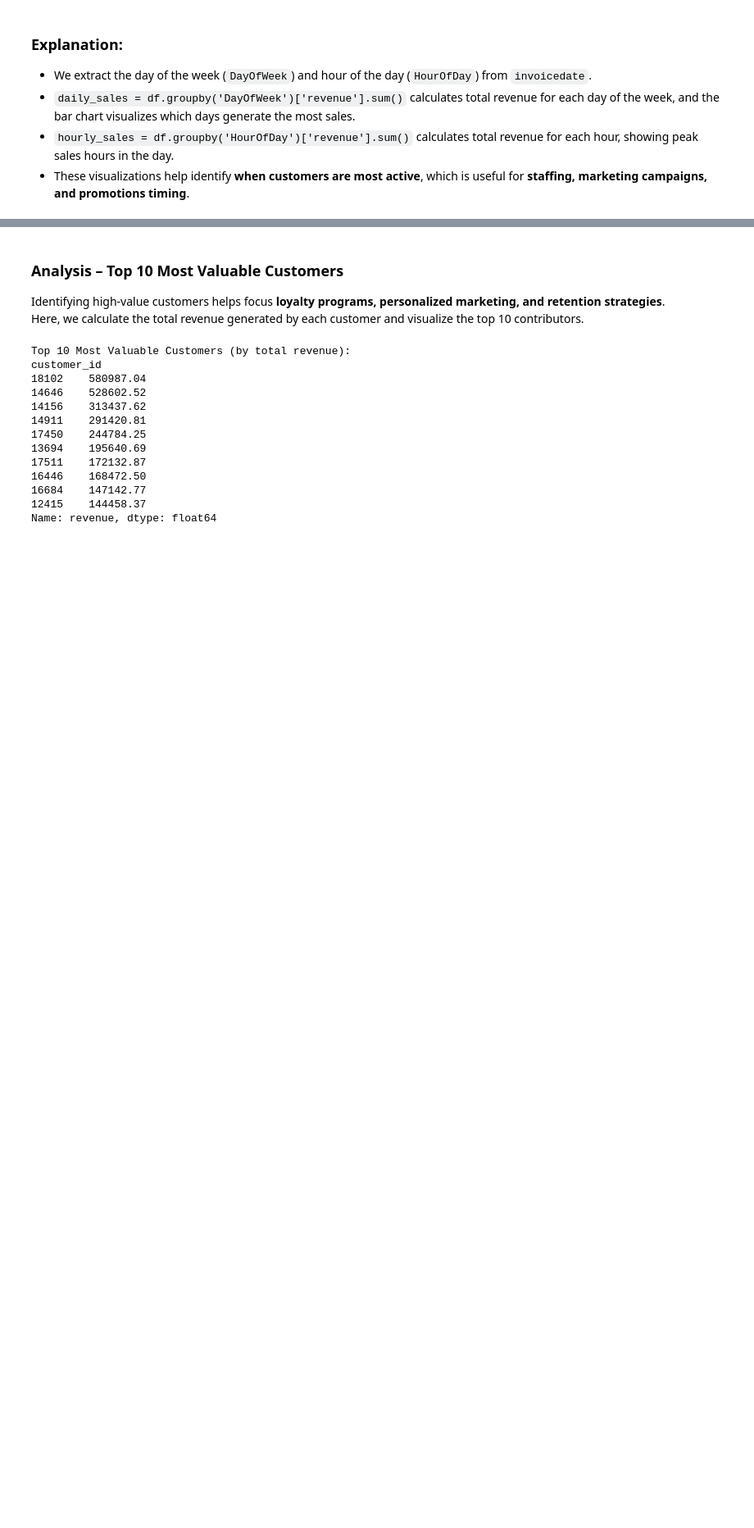
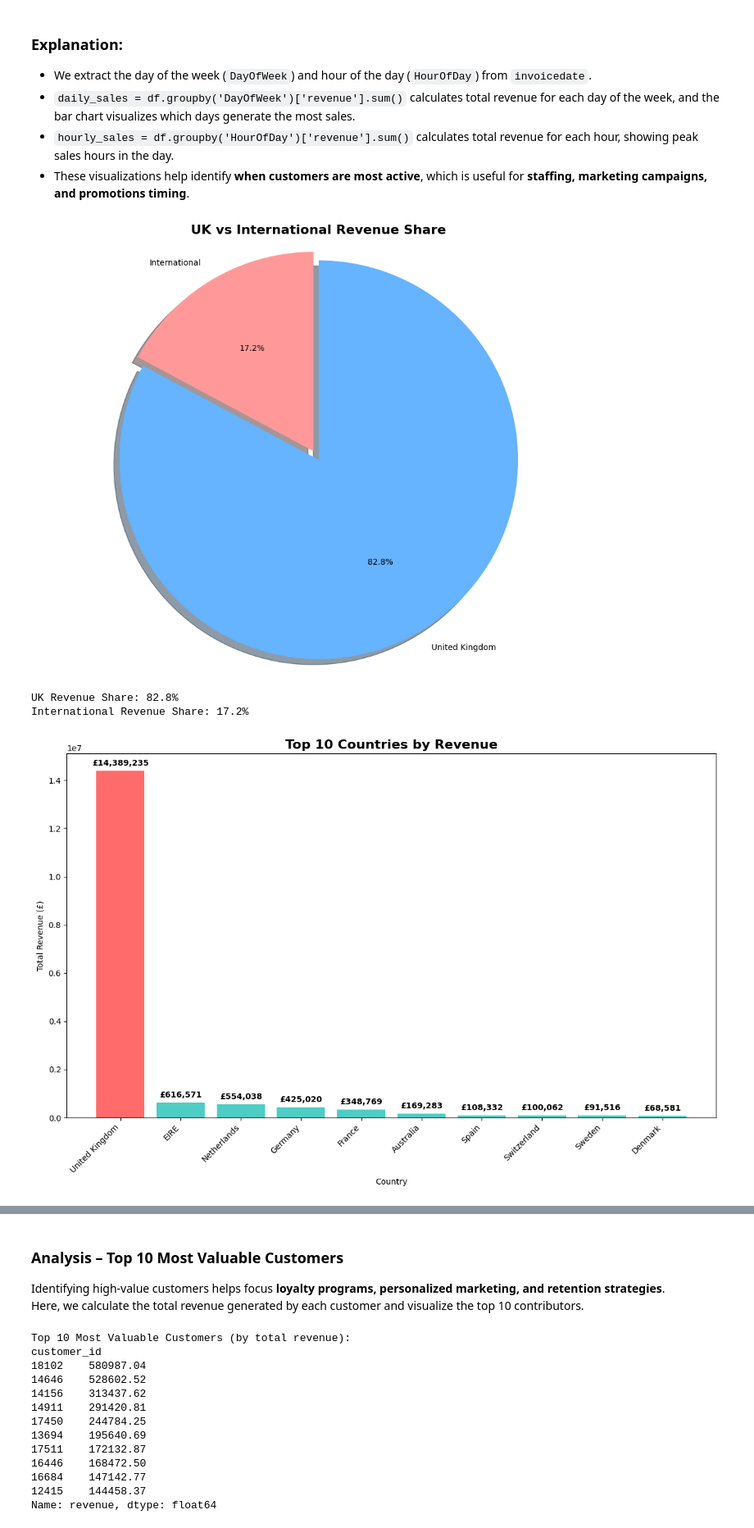
Before and after one commit to Chathura0607/Retail_Mind, a Jupyter notebook: data_cleaning.ipynb, the cells around one changed output, grey strips where cells are left out. Shown at 82% size. Saved outputs shown, nothing was run; the diff lists cells and outputs as text; code cells hidden in the pictures; blank space fills up the shorter version.

Commit message:
insert the pie chart generating code

```diff
--- a/data_cleaning.ipynb
+++ b/data_cleaning.ipynb
@@ -696,3 +700,77 @@ plt.show()
 - `daily_sales = df.groupby('DayOfWeek')['revenue'].sum()` calculates total revenue for each day of the week, and the bar chart visualizes which days generate the most sales.
 - `hourly_sales = df.groupby('HourOfDay')['revenue'].sum()` calculates total revenue for each hour, showing peak sales hours in the day.
 - These visualizations help identify **when customers are most active**, which is useful for **staffing, marketing campaigns, and promotions timing**.
+# %%
+# Geographic Revenue Analysis: Top Countries & UK vs International Share
+import pandas as pd
+import matplotlib.pyplot as plt
+import seaborn as sns
+
+# Load data
+df = pd.read_csv('Data/online_retail_cleaned.csv', parse_dates=['invoicedate'])
+df['revenue'] = df['quantity'] * df['price']
+
+# -----------------------------
+# 1. UK vs International Revenue Share (Pie Chart)
+# -----------------------------
+# Create UK vs International classification
+df['region'] = df['country'].apply(lambda x: 'United Kingdom' if x == 'United Kingdom' else 'International')
+
+# Calculate revenue by region
+region_revenue = df.groupby('region')['revenue'].sum()
+
+plt.figure(figsize=(10, 8))
+colors = ['#ff9999', '#66b3ff']
+explode = (0.05, 0)  # Explode the UK slice slightly
+
+plt.pie(region_revenue.values, labels=region_revenue.index, autopct='%1.1f%%',
+        colors=colors, explode=explode, startangle=90, shadow=True)
+plt.title('UK vs International Revenue Share', fontsize=16, fontweight='bold')
+plt.axis('equal')  # Equal aspect ratio ensures that pie is drawn as a circle
+plt.tight_layout()
+plt.show()
+
+# Print the exact percentages for your report
+uk_percentage = (region_revenue['United Kingdom'] / region_revenue.sum()) * 100
+international_percentage = (region_revenue['International'] / region_revenue.sum()) * 100
+print(f"UK Revenue Share: {uk_percentage:.1f}%")
+print(f"International Revenue Share: {international_percentage:.1f}%")
+
+# -----------------------------
+# 2. Top 10 Countries by Revenue (Bar Chart)
+# -----------------------------
+# Calculate revenue by country (excluding UK for better visualization of international markets)
+country_revenue = df.groupby('country')['revenue'].sum().sort_values(ascending=False)
+
+# Get top 10 countries (including UK)
+top_10_countries = country_revenue.head(10)
+
+plt.figure(figsize=(12, 8))
+# Use a color map where UK stands out
+colors = ['#ff6b6b' if country == 'United Kingdom' else '#4ecdc4' for country in top_10_countries.index]
+
+bars = plt.bar(range(len(top_10_countries)), top_10_countries.values, color=colors)
+plt.title('Top 10 Countries by Revenue', fontsize=16, fontweight='bold')
+plt.xlabel('Country')
+plt.ylabel('Total Revenue (£)')
+plt.xticks(range(len(top_10_countries)), top_10_countries.index, rotation=45, ha='right')
+
+# Add value labels on top of each bar
+for i, v in enumerate(top_10_countries.values):
+    plt.text(i, v + max(top_10_countries.values)*0.01, f'£{v:,.0f}',
+             ha='center', va='bottom', fontweight='bold')
+
+plt.tight_layout()
+plt.show()
+
+# Print the top 5 international markets for your report
+international_revenue = country_revenue[country_revenue.index != 'United Kingdom']
+top_5_international = international_revenue.head(5)
+print("\nTop 5 International Markets by Revenue:")
+for country, revenue in top_5_international.items():
+    print(f"{country}: £{revenue:,.0f}")
+# %% [output]
+[figure, added]
+UK Revenue Share: 82.8%
+International Revenue Share: 17.2%
+[figure, added]
```
Also changed, not shown: parts of 5 cells of this notebook.
